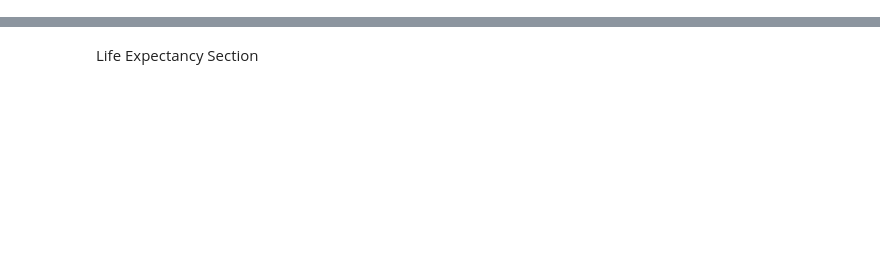
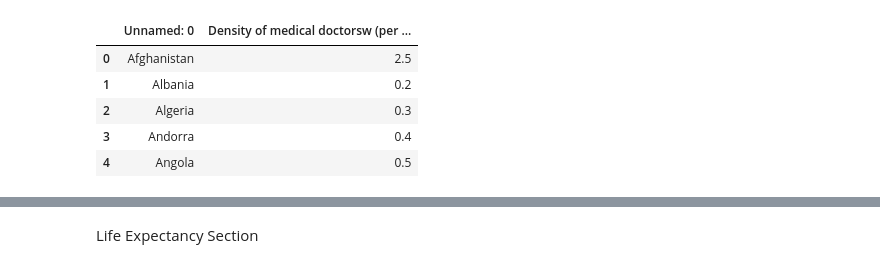
Before and after one commit to zhui803/BeastCancerDS, a Jupyter notebook: shared.ipynb, the cells around one changed output, grey strips where cells are left out. Cells and saved outputs as stored; diff of their text form; code cells hidden in the pictures; blank space fills up the shorter version.

```diff
--- a/shared.ipynb
+++ b/shared.ipynb
@@ -7,0 +21,10 @@ import distribution as dist
+# %%
+mini_medical_doctors_access_df = mini_medical_doctors_access_df[mini_medical_doctors_access_df['Density of medical doctorsw (per 10 000 population) '].notna()]
+mini_medical_doctors_access_df.head()
+# %% [output]
+|  | Unnamed: 0 | Density of medical doctorsw (per ... |
+| 0 | Afghanistan | 2.5 |
+| 1 | Albania | 0.2 |
+| 2 | Algeria | 0.3 |
+| 3 | Andorra | 0.4 |
+| 4 | Angola | 0.5 |
```
Also changed, not shown: parts of 10 cells of this notebook, 3 other files.
